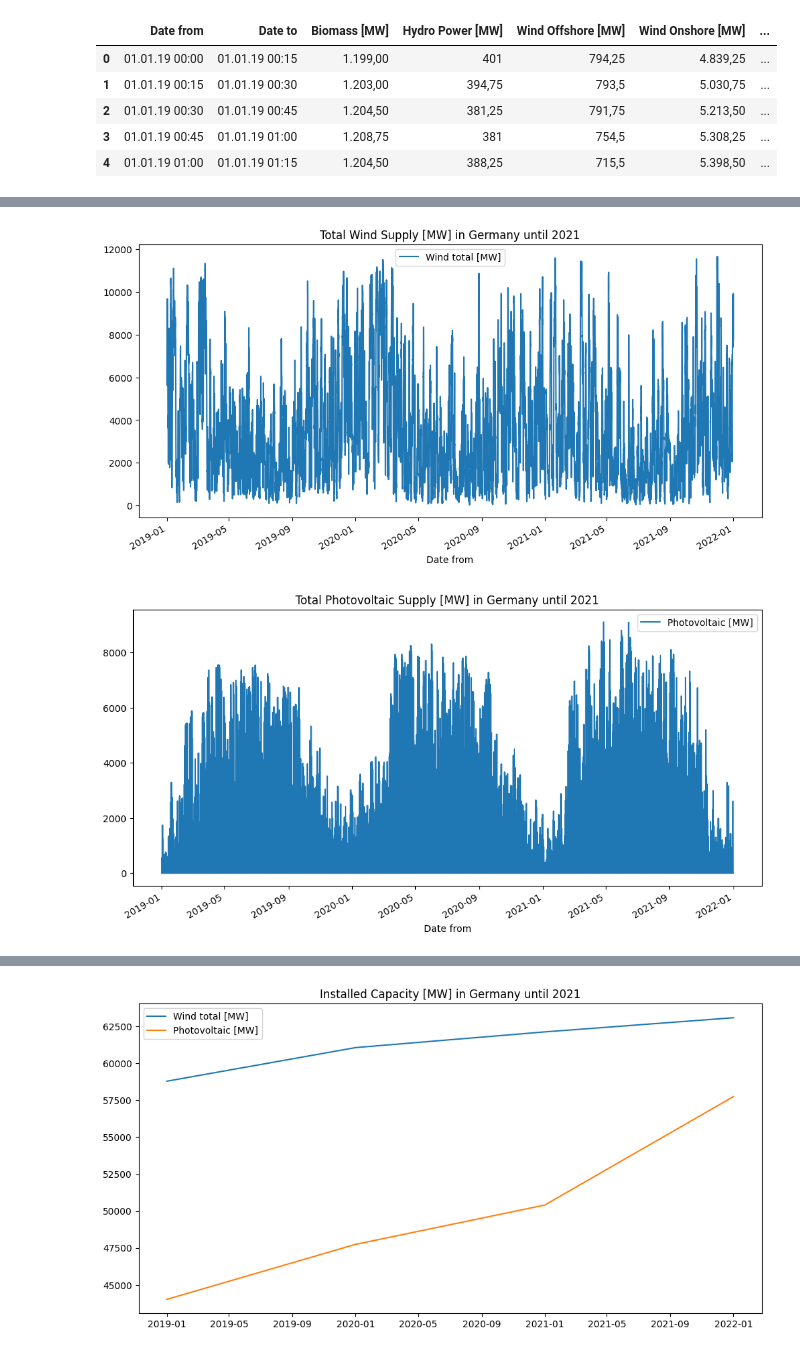
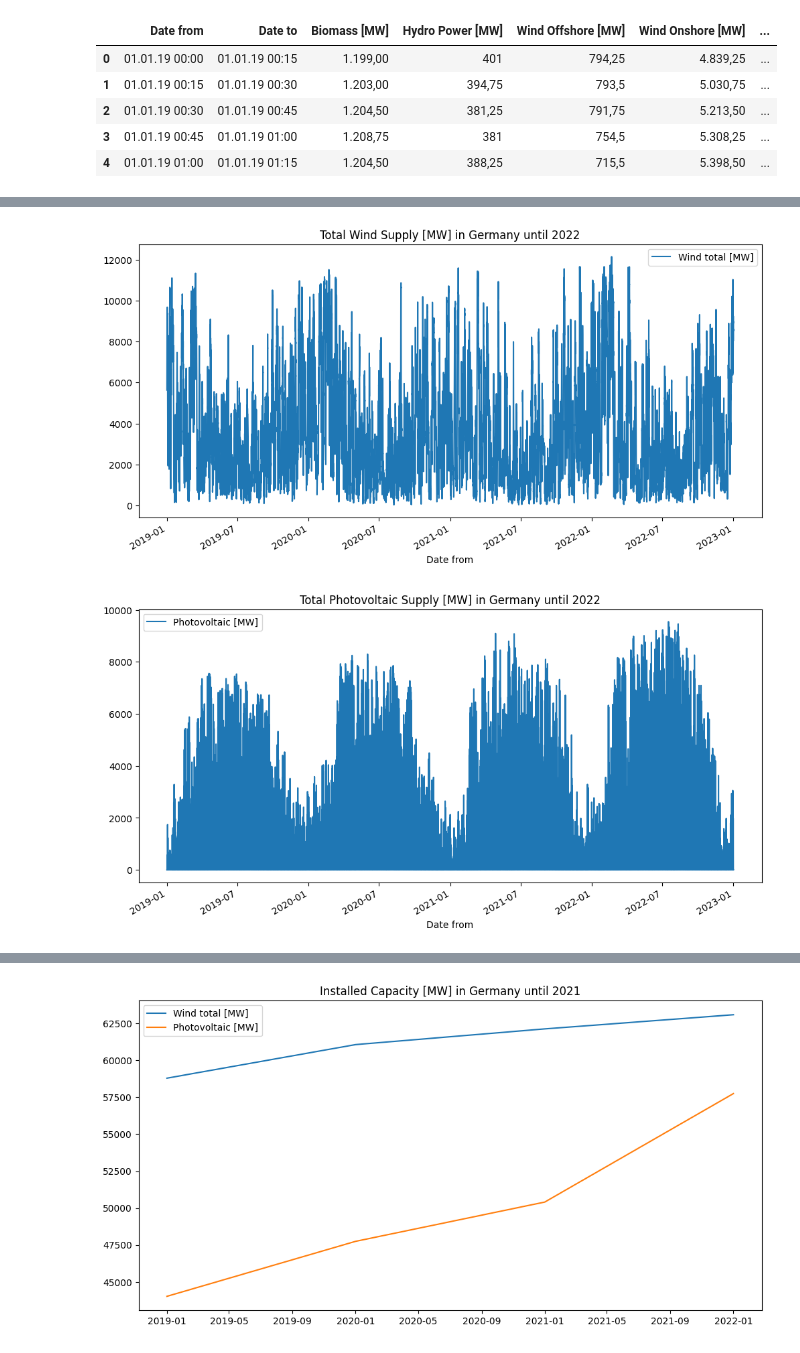
Before and after one commit to UBela/GRUeneEnergie, a Jupyter notebook: pre_processing_data.ipynb, the cells around one changed output, grey strips where cells are left out. Cells and saved outputs as stored; diff of their text form; code cells hidden in the pictures.

```diff
--- a/pre_processing_data.ipynb
+++ b/pre_processing_data.ipynb
@@ -231,8 +231,9 @@ demand_data[demand_data['Date from'].dt.date.isin(march_2019.date)].head(10)
 | 8557 | 2019-03-31 02:15:00+00:00 | 2019-03-31 02:30:00+00:00 | 10.091,50 | 7.483,50 | 859,25 |
 # %%
 #only use data until the end of 2021
-demand_data_train = demand_data[demand_data['Date from'] < '2022-01-01']
-supply_data_train = supply_data[supply_data['Date from'] < '2022-01-01']
+demand_data_train = demand_data
+supply_data_train = supply_data
+
 demand_data_train.tail()
 # %% [output]
 |  | Date from | Date to | Total (Grid Load) [MWh] | Residual Load [MWh] | Pumped Storage [MWh] |
@@ -313,14 +294,14 @@ Name: Wind total [MW], dtype: float64
 # %%
 # plot total wind supply and photovoltaic supply
 supply_data_train.plot(figsize=(12, 6) ,x='Date from', y='Wind total [MW]')
-plt.title("Total Wind Supply [MW] in Germany until 2021")
+plt.title("Total Wind Supply [MW] in Germany until 2022")
 plt.show()
 # %% [output]
-[figure, old version]
+[figure, new version]
 # %%
 supply_data_train.plot(figsize=(12, 6) ,x='Date from', y='Photovoltaic [MW]')
-plt.title("Total Photovoltaic Supply [MW] in Germany until 2021")
+plt.title("Total Photovoltaic Supply [MW] in Germany until 2022")
 plt.show()
 # %% [output]
-[figure, old version]
+[figure, new version]
 # %%
```
Also changed, not shown: parts of 50 cells of this notebook, 7 other files.
